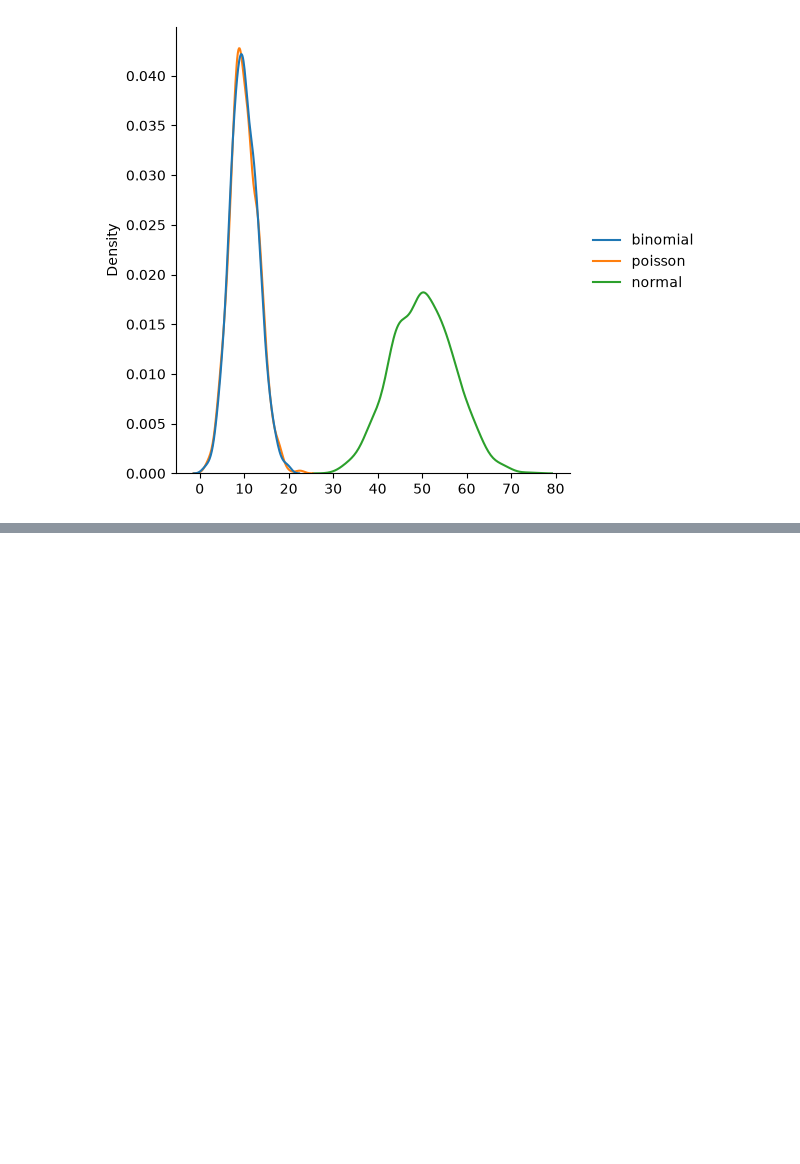
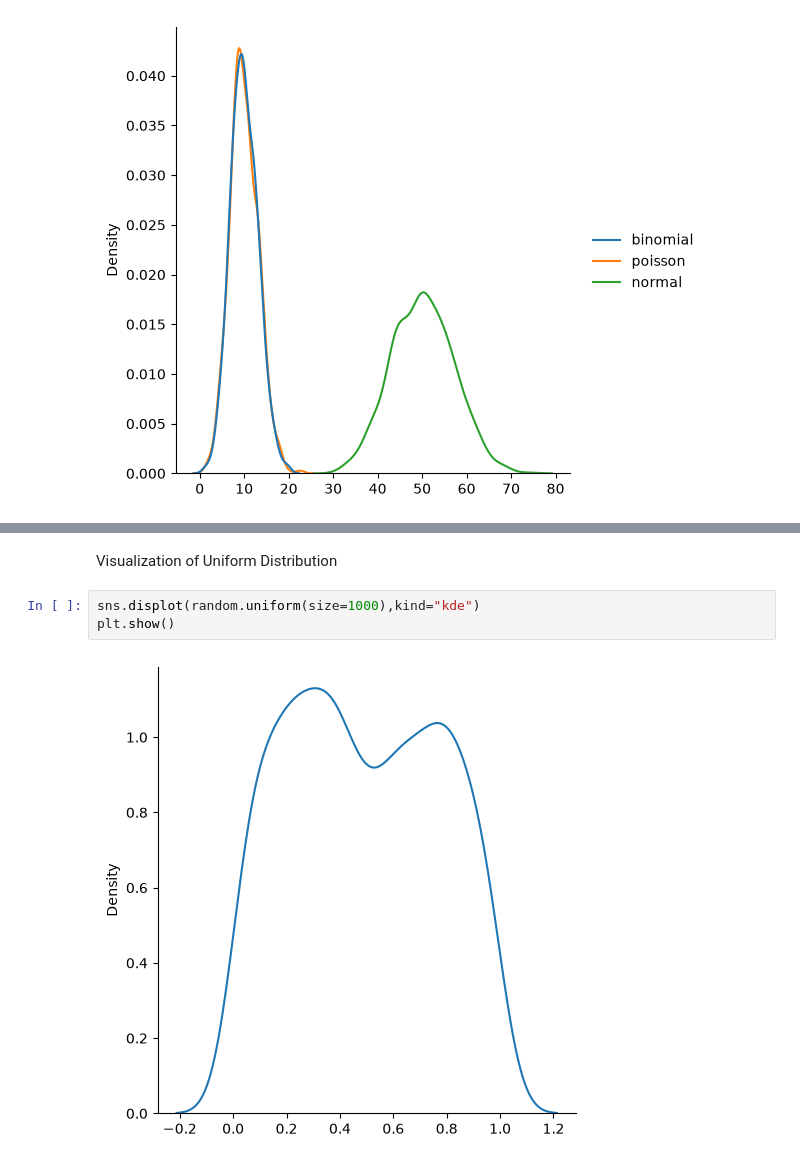
Before and after one commit to malayofficialcse-dev/Data-Science-and-Machine-Learning-, a Jupyter notebook: numpy.ipynb, the cells around one changed output, grey strips where cells are left out. Saved outputs shown, nothing was run; the diff lists cells and outputs as text; blank space fills up the shorter version.

Commit message:
Uniform Distribution

```diff
--- a/numpy.ipynb
+++ b/numpy.ipynb
@@ -929,0 +953,7 @@ plt.show()
+# %% [markdown]
+Visualization of Uniform Distribution
+# %%
+sns.displot(random.uniform(size=1000),kind="kde")
+plt.show()
+# %% [output]
+[figure, added]
```
Also changed, not shown: parts of 2 cells of this notebook.
